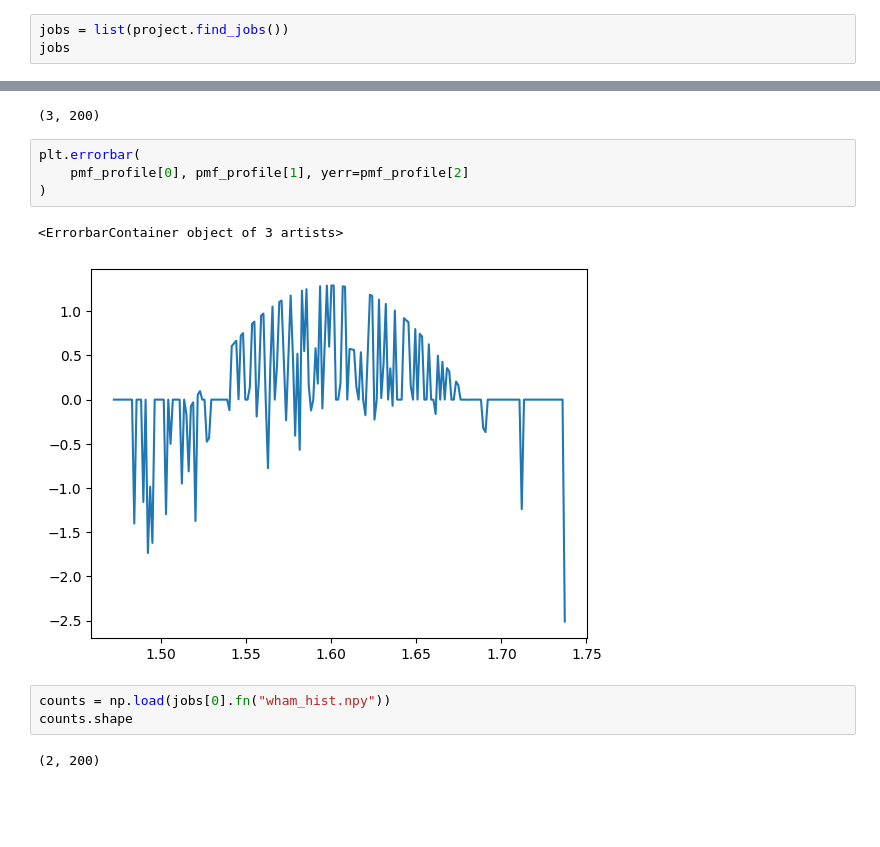
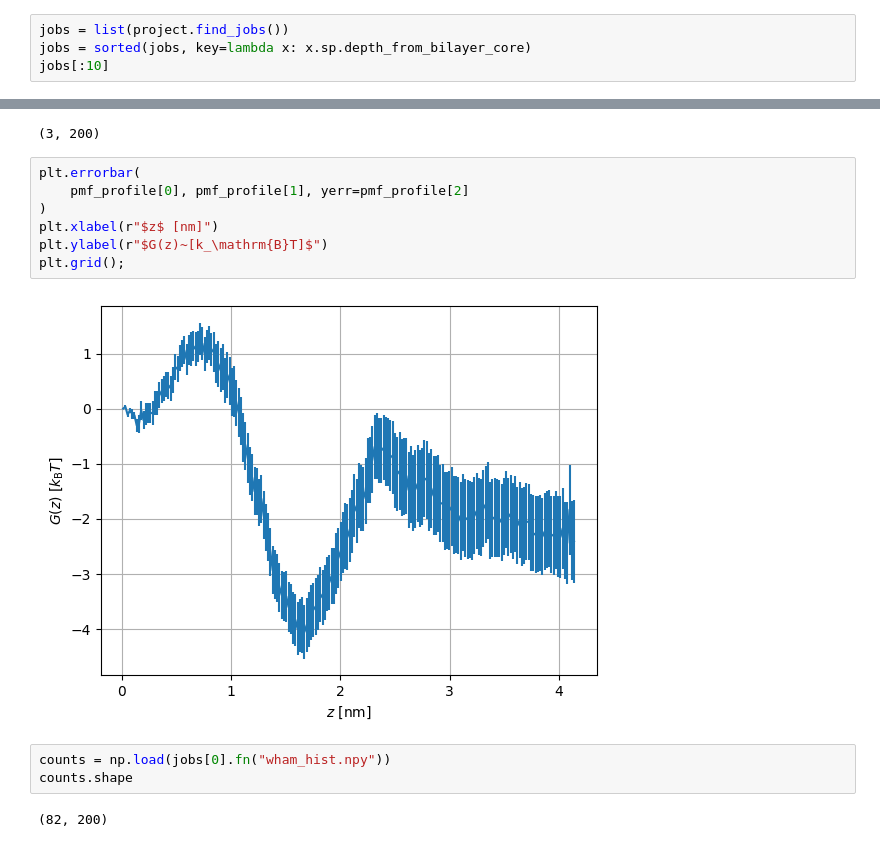
Before and after one commit to tbereau/martignac, a Jupyter notebook: scripts/solute_in_bilayer/analysis.ipynb, the cells around one changed output, grey strips where cells are left out. Drawn from its saved outputs; the diff is of its cells as text; blank space fills up the shorter version.

```diff
--- a/scripts/solute_in_bilayer/analysis.ipynb
+++ b/scripts/solute_in_bilayer/analysis.ipynb
@@ -13,4 +24,5 @@ project.to_dataframe().sort_values("sp.depth_from_bilayer_core")
 # %%
 jobs = list(project.find_jobs())
-jobs
+jobs = sorted(jobs, key=lambda x: x.sp.depth_from_bilayer_core)
+jobs[:10]
 # %% [output]
@@ -23,13 +44,15 @@ pmf_profile.shape
 # %%
 plt.errorbar(
     pmf_profile[0], pmf_profile[1], yerr=pmf_profile[2]
 )
+plt.xlabel(r"$z$ [nm]")
+plt.ylabel(r"$G(z)~[k_\mathrm{B}T]$")
+plt.grid();
 # %% [output]
-<ErrorbarContainer object of 3 artists>
-[figure, old version]
+[figure, new version]
 # %%
 counts = np.load(jobs[0].fn("wham_hist.npy"))
 counts.shape
 # %% [output]
-(2, 200)
+(82, 200)
 # %%
```
Also changed, not shown: parts of 4 cells of this notebook, 8 other files.
